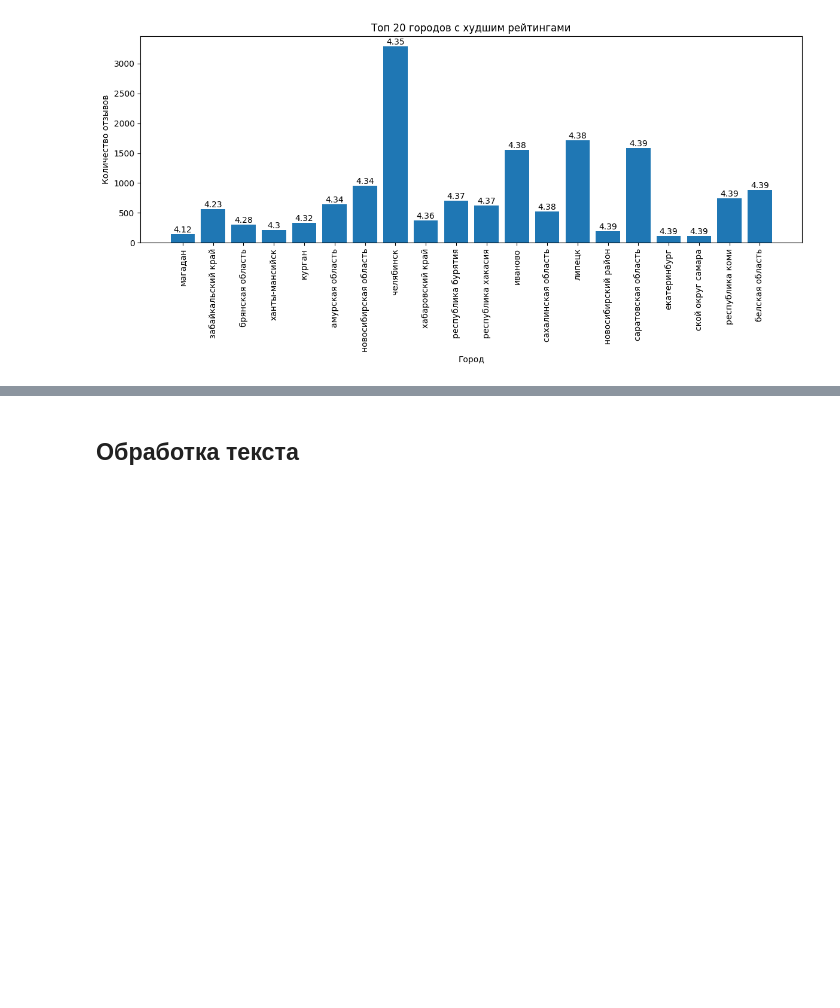
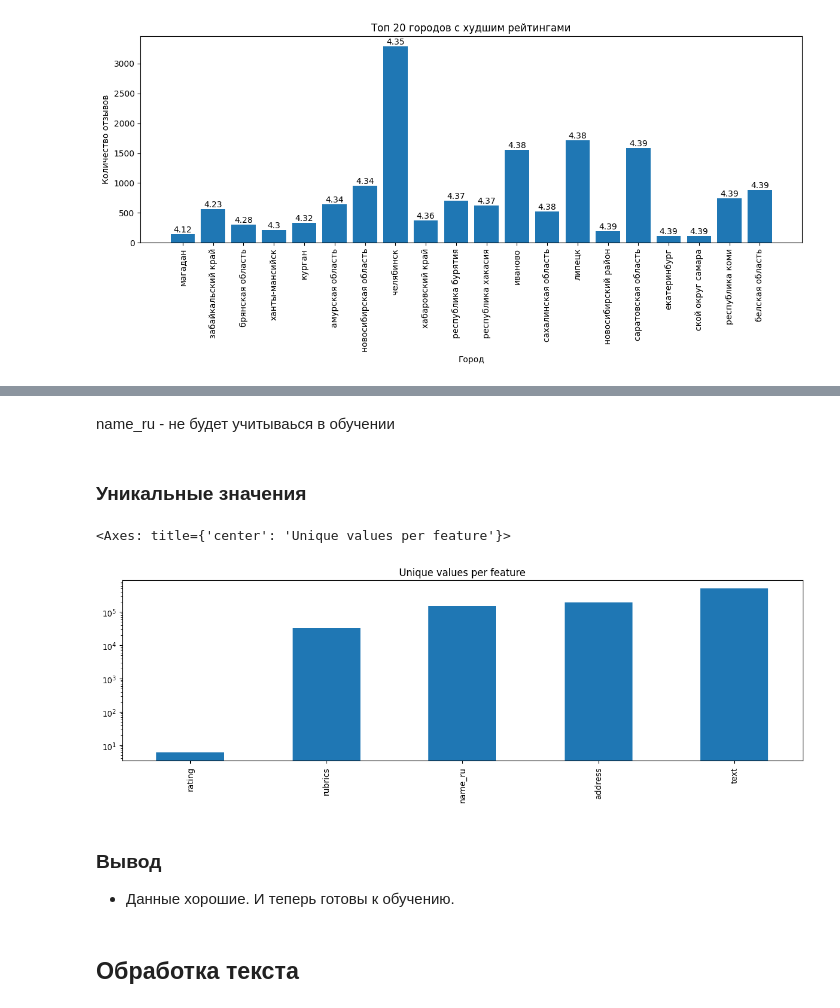
Before and after one commit to anpilove/Sentiment-analysis-Yandex-reviews, a Jupyter notebook: classification_reviews.ipynb, the cells around one changed output, grey strips where cells are left out. Cells and saved outputs as stored; diff of their text form; code cells hidden in the pictures; blank space fills up the shorter version.

```diff
--- a/classification_reviews.ipynb
+++ b/classification_reviews.ipynb
@@ -646,3 +741,19 @@ plt.show()
+# %% [markdown]
+name_ru - не будет учитываься в обучении
+# %% [markdown]
+### Уникальные значения
+# %%
+unique_values = df.nunique().sort_values()
+
+unique_values.plot.bar(logy=True, figsize=(
+    15, 4), title="Unique values per feature")
+# %% [output]
+<Axes: title={'center': 'Unique values per feature'}>
+[figure, added]
+# %% [markdown]
+### Вывод
+
+* Данные хорошие. И теперь готовы к обучению.
 # %% [markdown]
 ## Обработка текста
 # %% [markdown]
```
Also changed, not shown: parts of 78 cells of this notebook.
